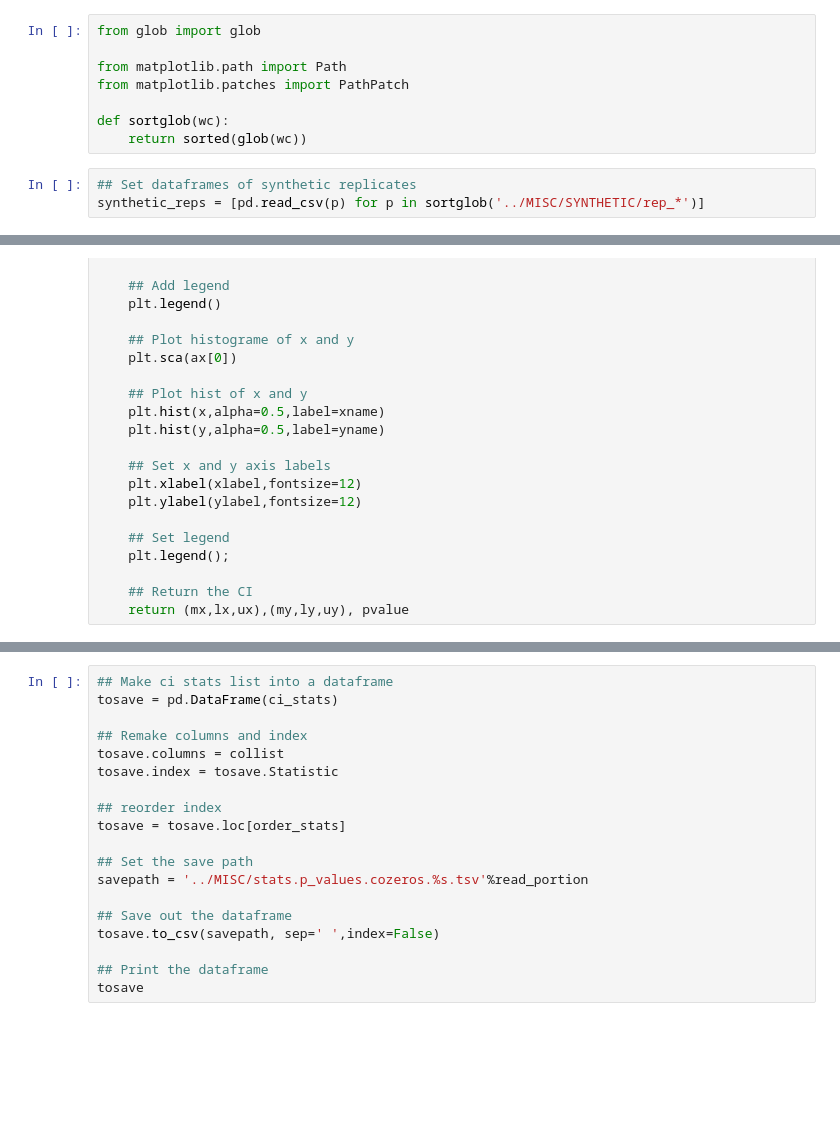
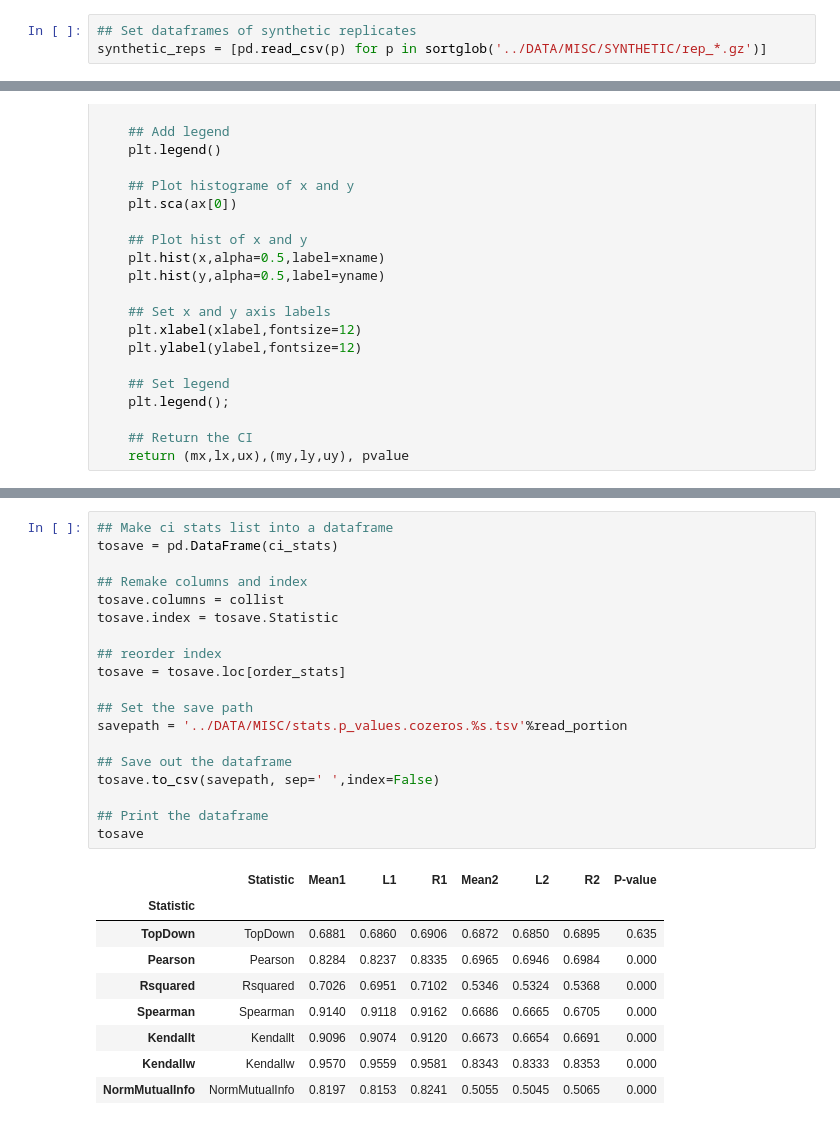
Before and after one commit to SLUR-m-Py/ATAC-seq_Simulation, a Jupyter notebook: NOTEBOOKS/Plot_Simulation_Results_Figure3_SFigure1.ipynb, the cells around one changed output, grey strips where cells are left out. Cells and saved outputs as stored; diff of their text form; blank space fills up the shorter version.

```diff
--- a/NOTEBOOKS/Plot_Simulation_Results_Figure3_SFigure1.ipynb
+++ b/NOTEBOOKS/Plot_Simulation_Results_Figure3_SFigure1.ipynb
@@ -113,17 +121,9 @@ stat_dict
  'Kendallt': 'Kendall τ',
  'Kendallw': 'Kendall $W$',
  'NormMutualInfo': 'Normalized\nMutual\nInformation'}
-# %%
-from glob import glob
-
-from matplotlib.path import Path
-from matplotlib.patches import PathPatch
-
-def sortglob(wc):
-    return sorted(glob(wc))
 # %%
 ## Set dataframes of synthetic replicates
-synthetic_reps = [pd.read_csv(p) for p in sortglob('../MISC/SYNTHETIC/rep_*')]
+synthetic_reps = [pd.read_csv(p) for p in sortglob('../DATA/MISC/SYNTHETIC/rep_*.gz')]
 # %%
 ## Call a figure and set the facecolor
 fig,ax = plt.subplots(len(order_stats),2,figsize=(5,17),sharex=True,sharey=True)
@@ -539,19 +616,29 @@ hypothesis_test(auc,xname,yname);
 # %%
 ## Make ci stats list into a dataframe
 tosave = pd.DataFrame(ci_stats)
 
 ## Remake columns and index
 tosave.columns = collist
 tosave.index = tosave.Statistic
 
 ## reorder index
 tosave = tosave.loc[order_stats]
 
 ## Set the save path
-savepath = '../MISC/stats.p_values.cozeros.%s.tsv'%read_portion
+savepath = '../DATA/MISC/stats.p_values.cozeros.%s.tsv'%read_portion
 
 ## Save out the dataframe
 tosave.to_csv(savepath, sep=' ',index=False)
 
 ## Print the dataframe
 tosave
+# %% [output]
+|  | Statistic | Mean1 | L1 | R1 | Mean2 | L2 | R2 | P-value |
+| Statistic |  |  |  |  |  |  |  |  |
+| TopDown | TopDown | 0.6881 | 0.6860 | 0.6906 | 0.6872 | 0.6850 | 0.6895 | 0.635 |
+| Pearson | Pearson | 0.8284 | 0.8237 | 0.8335 | 0.6965 | 0.6946 | 0.6984 | 0.000 |
+| Rsquared | Rsquared | 0.7026 | 0.6951 | 0.7102 | 0.5346 | 0.5324 | 0.5368 | 0.000 |
+| Spearman | Spearman | 0.9140 | 0.9118 | 0.9162 | 0.6686 | 0.6665 | 0.6705 | 0.000 |
+| Kendallt | Kendallt | 0.9096 | 0.9074 | 0.9120 | 0.6673 | 0.6654 | 0.6691 | 0.000 |
+| Kendallw | Kendallw | 0.9570 | 0.9559 | 0.9581 | 0.8343 | 0.8333 | 0.8353 | 0.000 |
+| NormMutualInfo | NormMutualInfo | 0.8197 | 0.8153 | 0.8241 | 0.5055 | 0.5045 | 0.5065 | 0.000 |
```
Also changed, not shown: parts of 18 cells of this notebook, 8 other files.
